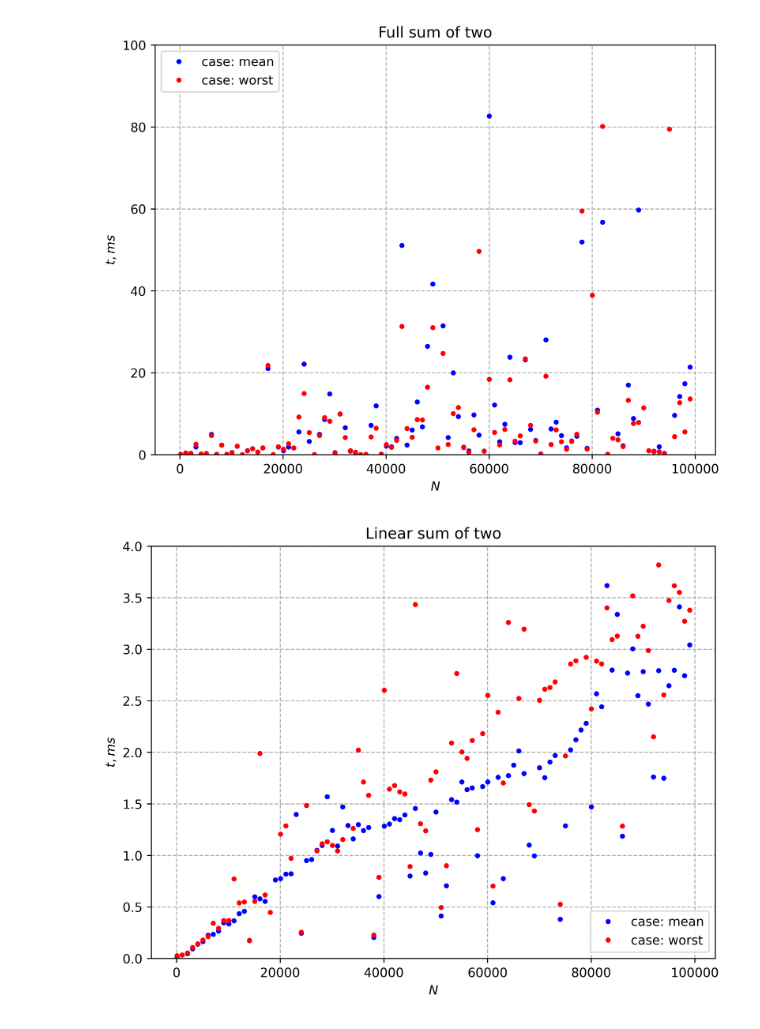
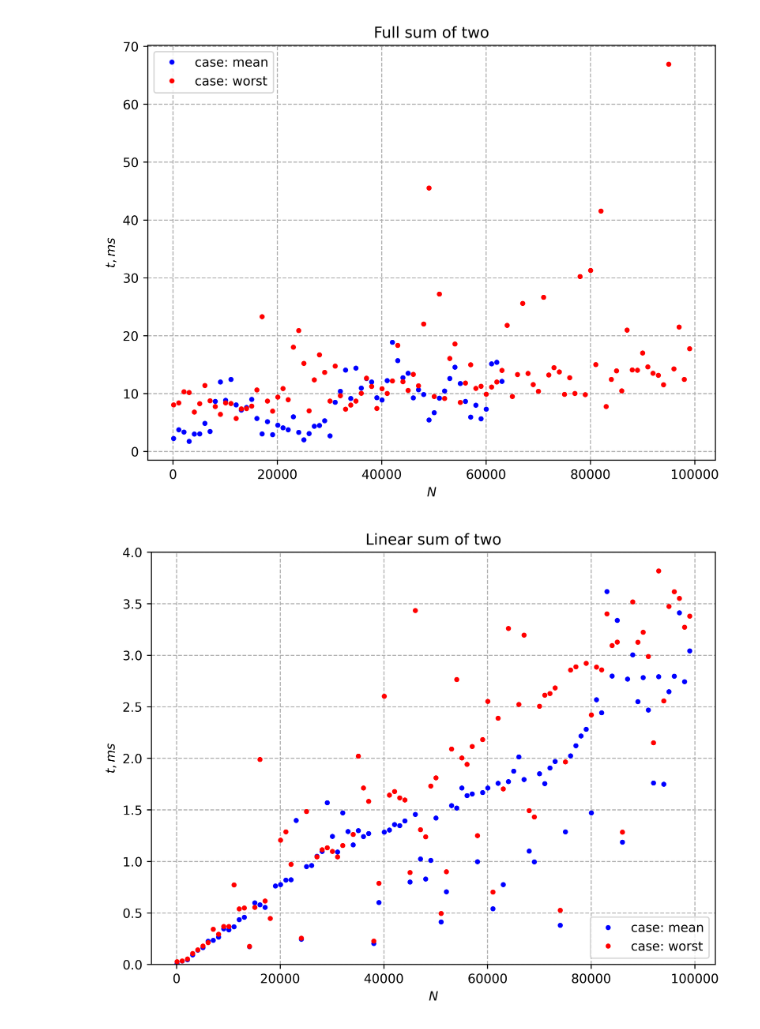
Before and after one commit to skyreaper925/mipt_lpr_cpplessons_term2, a Jupyter notebook: lab1/lab12.ipynb, the cells around one changed output. Cells and saved outputs as stored; diff of their text form; code cells hidden in the pictures.

```diff
--- a/lab1/lab12.ipynb
+++ b/lab1/lab12.ipynb
@@ -95,9 +95,9 @@ lab2
 100 rows × 21 columns
 # %%
-lab2["full_mean"] = lab2[['test001', 'test002', 'test003', 'test004', 'test005']].mean(axis=1)
-lab2["full_worst"] = lab2[['test011', 'test012', 'test013', 'test014', 'test015']].mean(axis=1)
-lab2["linear_mean"] = lab2[['test101', 'test102', 'test103', 'test104', 'test105']].mean(axis=1)
-lab2["linear_worst"] = lab2[['test111', 'test112', 'test113', 'test114', 'test115']].mean(axis=1)
+lab2["full_mean"] = lab2[['test001', 'test002', 'test003']].mean(axis=1)
+lab2["full_worst"] = lab2[['test011', 'test012', 'test013']].mean(axis=1)
+lab2["linear_mean"] = lab2[['test101', 'test102', 'test103']].mean(axis=1)
+lab2["linear_worst"] = lab2[['test111', 'test112', 'test113']].mean(axis=1)
 lab2
 # %% [output]
 |  | N | test001 | test002 | test003 | test004 | test005 | test011 | test012 | test013 | test014 | ... | ... |
@@ -116,18 +116,18 @@ lab2
 # %%
 plt.figure(figsize=(8,6), dpi = 600) # размер графика
 plt.title(r"Full sum of two")
 plt.xlabel("$N$") # подписи к осям
 plt.ylabel("$t, ms$")
-plt.ylim([0, 100])
+# plt.ylim([0, 100])
 plt.grid(True, linestyle="--") # пунктирная сетка
 
 plt.plot(lab2["N"], 10e3*lab2["full_mean"], "b.", label="case: mean")
 plt.plot(lab2["N"], 10e3*lab2["full_worst"], "r.", label="case: worst")
 
 plt.legend()
 plt.show()
 # %% [output]
-[figure, old version]
+[figure, new version]
 # %%
 plt.figure(figsize=(8,6), dpi = 600) # размер графика
 plt.title(r"Linear sum of two")
```
Also changed, not shown: parts of 7 cells of this notebook, 7 other files.
